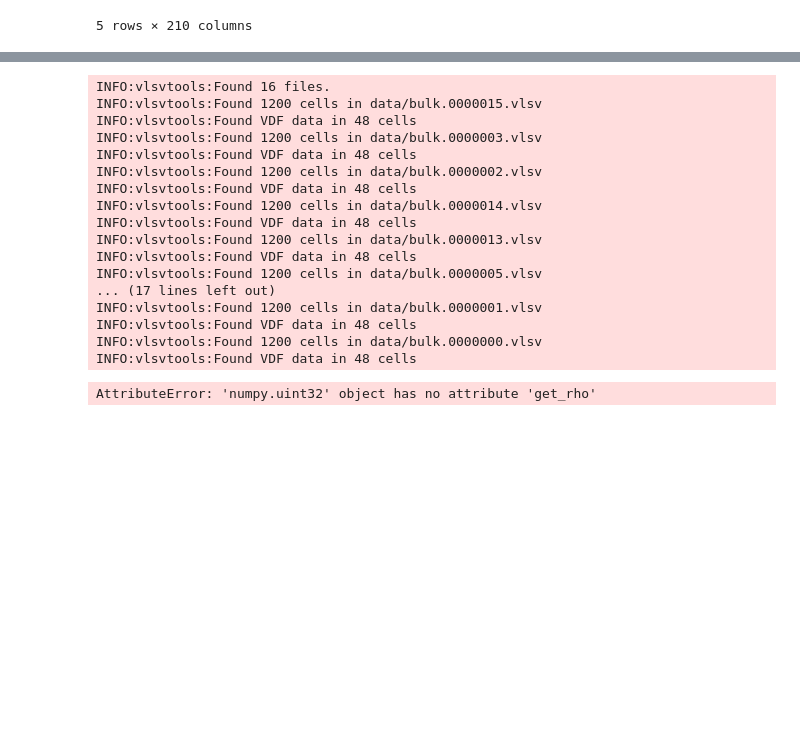
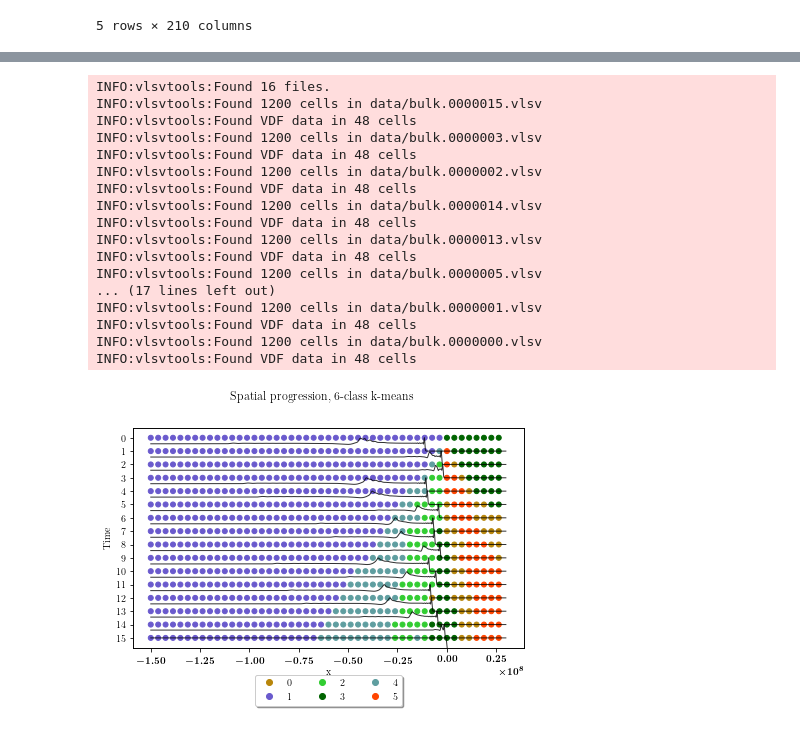
Before and after one commit to makes/plasma-dsp2022, a Jupyter notebook: bokeh.ipynb, the cells around one changed output, grey strips where cells are left out. Drawn from its saved outputs; the diff is of its cells as text; code cells hidden in the pictures; blank space fills up the shorter version.

Commit message:
Starting to add spatial progression to bokeh

```diff
--- a/bokeh.ipynb
+++ b/bokeh.ipynb
@@ -197,29 +197,35 @@ handler = FunctionHandler(modify_doc)
 app = Application(handler)
 show(app)
 # %%
+import os
+import numpy as np
+import pandas as pd
+import matplotlib as mpl
+import matplotlib.pyplot as plt
+from sklearn.cluster import KMeans
 
 import vlsvtools
+import vdfplot
 
-df_second = df.copy()
 
-dataset = vlsvtools.VLSVdataset('data')
-rhos = dataset.get_rhos()
+
+CSVFILE = 'output/vdfsample_20220317_SLURM71721393.csv'
+df = pd.read_csv(CSVFILE)
+
+
 
 # I just slapped these four vars into k-means:
 cols = ['gap', 'mean', 'zeros', 'partials']
-kmeans = KMeans(n_clusters=6).fit(df_second[cols].values)
+kmeans = KMeans(n_clusters=6).fit(df[cols].values)
 
 
 
 
-kmeans_df = pd.DataFrame(df_second[['fileid', 'cellid',
-                             'spatial_x', 'spatial_y', 'spatial_z',
-                             'pngfile']])
+kmeans_df = pd.DataFrame(df[['fileid', 'cellid', 'spatial_x', 'spatial_y', 'spatial_z', 'pngfile']])
 kmeans_df.insert(2, 'class', kmeans.labels_)
-kmeans_df
 
-
-
+dataset = vlsvtools.VLSVdataset('data')
+rhos = dataset.get_rhos()
 
 cmap = mpl.colors.ListedColormap(['darkgoldenrod', 'slateblue', 'limegreen', 'darkgreen', 'cadetblue', 'orangered'])
 norm = mpl.colors.BoundaryNorm(np.arange(7)-0.5, cmap.N)
@@ -229,8 +235,7 @@ for t_idx in range(16):
     snapshot = kmeans_df[kmeans_df['fileid'] == t_idx]
     s = ax.scatter(snapshot['spatial_x'], [-t_idx]*len(snapshot), c=snapshot['class'], s=25, cmap=cmap, norm=norm)
     if t_idx == 12:
-        print("")
-        # legend_handles = s.legend_elements()[0]
+        legend_handles = s.legend_elements()[0]
 ax.set_yticks(range(-15, 1))
 ax.set_yticklabels(range(15, -1, -1))
 ax.set_ylabel('Time')
@@ -248,32 +253,31 @@ box = ax.get_position()
 ax.set_position([box.x0, box.y0 + box.height * 0.1,
                  box.width, box.height * 0.9])
 
 box = ax2.get_position()
 ax2.set_position([box.x0, box.y0 + box.height * 0.1,
                  box.width, box.height * 0.9])
 
 plt.legend(handles=legend_handles,
            labels=['0', '1', '2', '3', '4', '5'],
            loc='upper center', bbox_to_anchor=(0.5, -0.1), fancybox=True, shadow=True, ncol=3)
 plt.suptitle('Spatial progression, 6-class k-means')
-# plt.savefig('plots/kmeans_6class_spatial.png', facecolor='white', transparent=False, dpi=300)
 plt.show()
 # %% [output]
 INFO:vlsvtools:Found 16 files.
 INFO:vlsvtools:Found 1200 cells in data/bulk.0000015.vlsv
 INFO:vlsvtools:Found VDF data in 48 cells
 INFO:vlsvtools:Found 1200 cells in data/bulk.0000003.vlsv
 INFO:vlsvtools:Found VDF data in 48 cells
 INFO:vlsvtools:Found 1200 cells in data/bulk.0000002.vlsv
 INFO:vlsvtools:Found VDF data in 48 cells
 INFO:vlsvtools:Found 1200 cells in data/bulk.0000014.vlsv
 INFO:vlsvtools:Found VDF data in 48 cells
 INFO:vlsvtools:Found 1200 cells in data/bulk.0000013.vlsv
 INFO:vlsvtools:Found VDF data in 48 cells
 INFO:vlsvtools:Found 1200 cells in data/bulk.0000005.vlsv
 ... (17 lines left out)
 INFO:vlsvtools:Found 1200 cells in data/bulk.0000001.vlsv
 INFO:vlsvtools:Found VDF data in 48 cells
 INFO:vlsvtools:Found 1200 cells in data/bulk.0000000.vlsv
 INFO:vlsvtools:Found VDF data in 48 cells
-AttributeError: 'numpy.uint32' object has no attribute 'get_rho'
+[figure, added]
```
Also changed, not shown: parts of 1 cell of this notebook, 1 other file.
